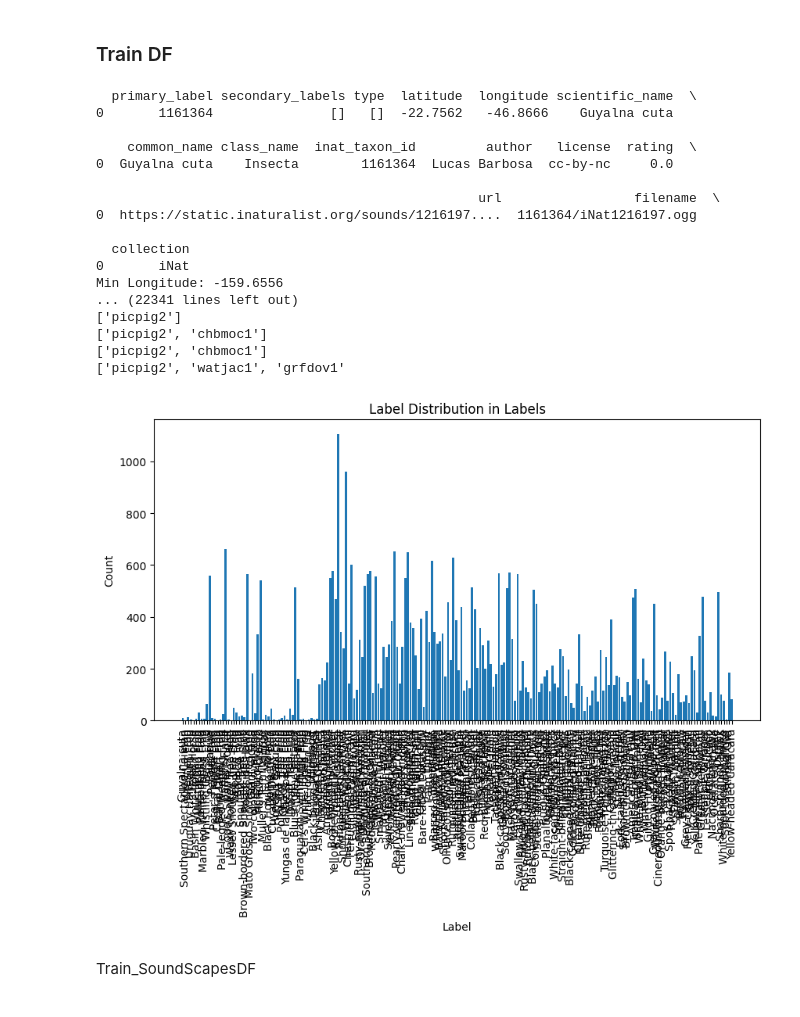
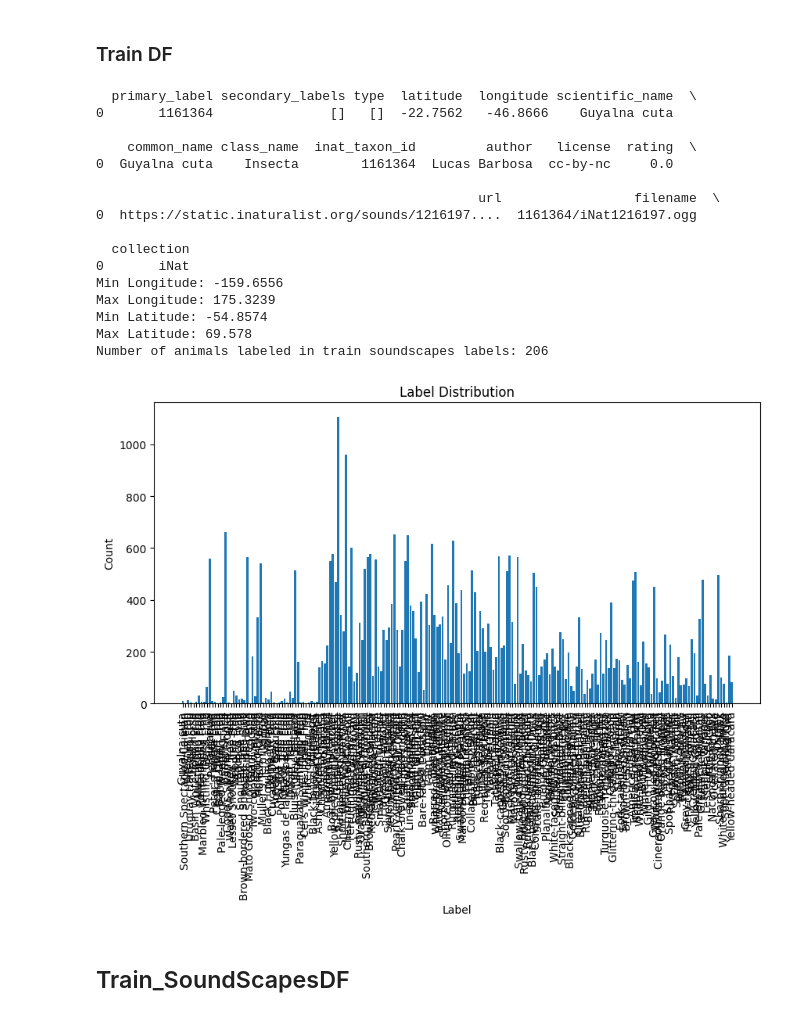
Before and after one commit to LeonHermann322/birdclef-ml-framework, a Jupyter notebook: src/wild-west/data_visualization.ipynb, the cells around one changed output. Cells and saved outputs as stored; diff of their text form; code cells hidden in the pictures.

```diff
--- a/src/wild-west/data_visualization.ipynb
+++ b/src/wild-west/data_visualization.ipynb
@@ -168,72 +120,34 @@ Reptilia      1
 Name: count, dtype: int64
 # %% [markdown]
 ### Train DF
-# %%
-def get_label_distribution_count(df):
-    #get label distribution
-    df_labels_count = {}
-    for row in df.itertuples():
-        labels = row.primary_label
-        labels = labels.split(";")  # Split the string into a list of labels
-        try:
-            secondary_labels = row.secondary_labels
-            if pd.notna(secondary_labels):
-                #get as list
-                secondary_labels = ast.literal_eval(secondary_labels)
-                labels.extend(secondary_labels)  # Add secondary labels to the list of labels
-        except:
-            pass  # If secondary_labels column does not exist, ignore it
-
-        for label in labels:
-            print(labels)
-            maped_real_name = taxonomy_df[taxonomy_df["primary_label"] == label]["common_name"].values[0]
-            if maped_real_name in df_labels_count:
-                df_labels_count[maped_real_name] += 1
-            else:
-                df_labels_count[maped_real_name] = 1
-    return df_labels_count
-
-def plot_label_distribution_count(df_labels_count):
-    print("Number of animals labeled in train soundscapes labels: {}".format(len(df_labels_count)))
-    #print("Label distribution in train soundscapes labels:")
-    #for label, count in df_labels_count.items():
-    #    print(f"{label}: {count}")
-    #plot label distribution in train soundscapes labels
-    plt.figure(figsize=(10,5))
-    plt.bar(df_labels_count.keys(), df_labels_count.values())
-    plt.xlabel("Label")
-    plt.ylabel("Count")
-    plt.title("Label Distribution in Labels")
-    plt.xticks(rotation=90)
 # %%
 print(train_df.head(1))
 
 print("Min Longitude: {}".format(train_df["longitude"].min()))
 print("Max Longitude: {}".format(train_df["longitude"].max()))
 print("Min Latitude: {}".format(train_df["latitude"].min()))
 print("Max Latitude: {}".format(train_df["latitude"].max()))
 
-train_df_labels_count = get_label_distribution_count(train_df)
+train_df_labels_count = get_label_distribution_count(train_df, taxonomy_df)
 plot_label_distribution_count(train_df_labels_count)
 # %% [output]
   primary_label secondary_labels type  latitude  longitude scientific_name  \
 0       1161364               []   []  -22.7562   -46.8666    Guyalna cuta
 
     common_name class_name  inat_taxon_id         author   license  rating  \
 0  Guyalna cuta    Insecta        1161364  Lucas Barbosa  cc-by-nc     0.0
 
                                                  url                 filename  \
 0  https://static.inaturalist.org/sounds/1216197....  1161364/iNat1216197.ogg
 
   collection
 0       iNat
 Min Longitude: -159.6556
-... (22341 lines left out)
-['picpig2']
-['picpig2', 'chbmoc1']
-['picpig2', 'chbmoc1']
-['picpig2', 'watjac1', 'grfdov1'
+Max Longitude: 175.3239
+Min Latitude: -54.8574
+Max Latitude: 69.578
+Number of animals labeled in train soundscapes labels: 206
-[figure, old version]
+[figure, new version]
 # %% [markdown]
-Train_SoundScapesDF
+## Train_SoundScapesDF
 # %%
```
Also changed, not shown: parts of 13 cells of this notebook, 3 other files.
